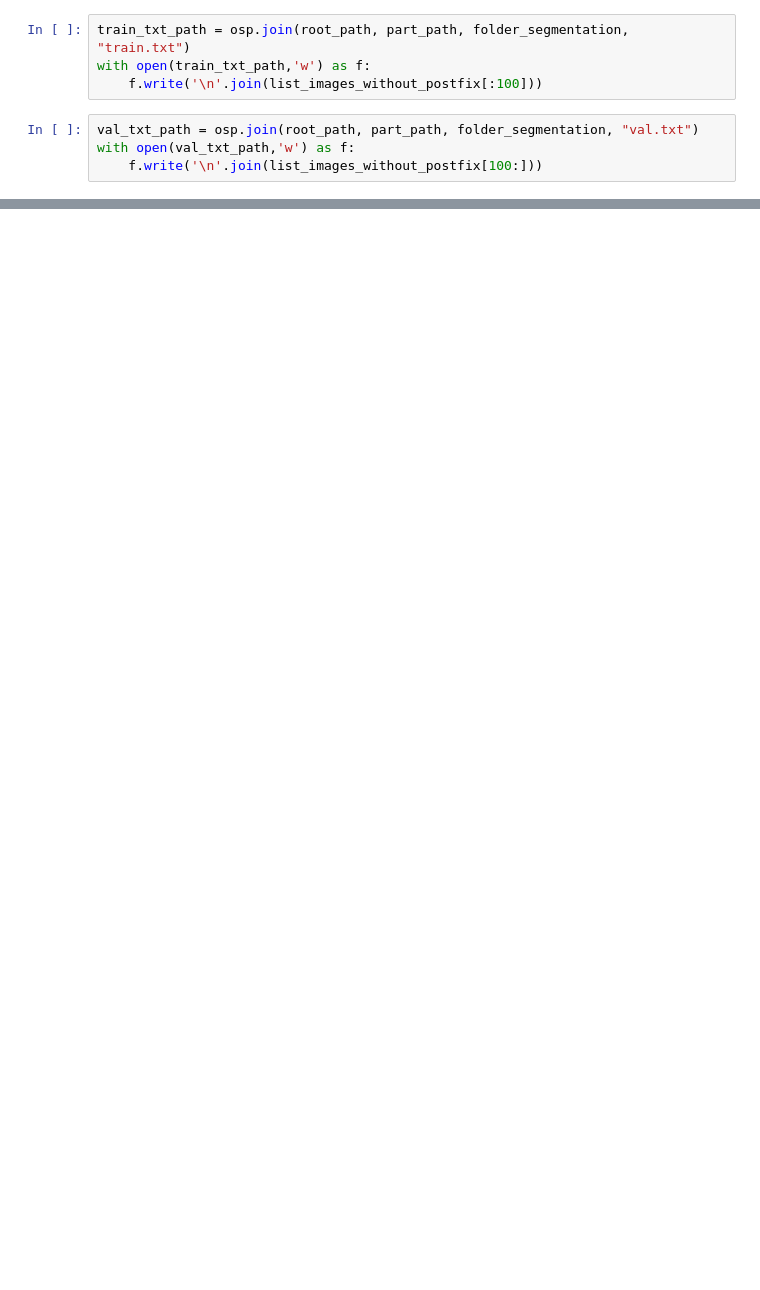
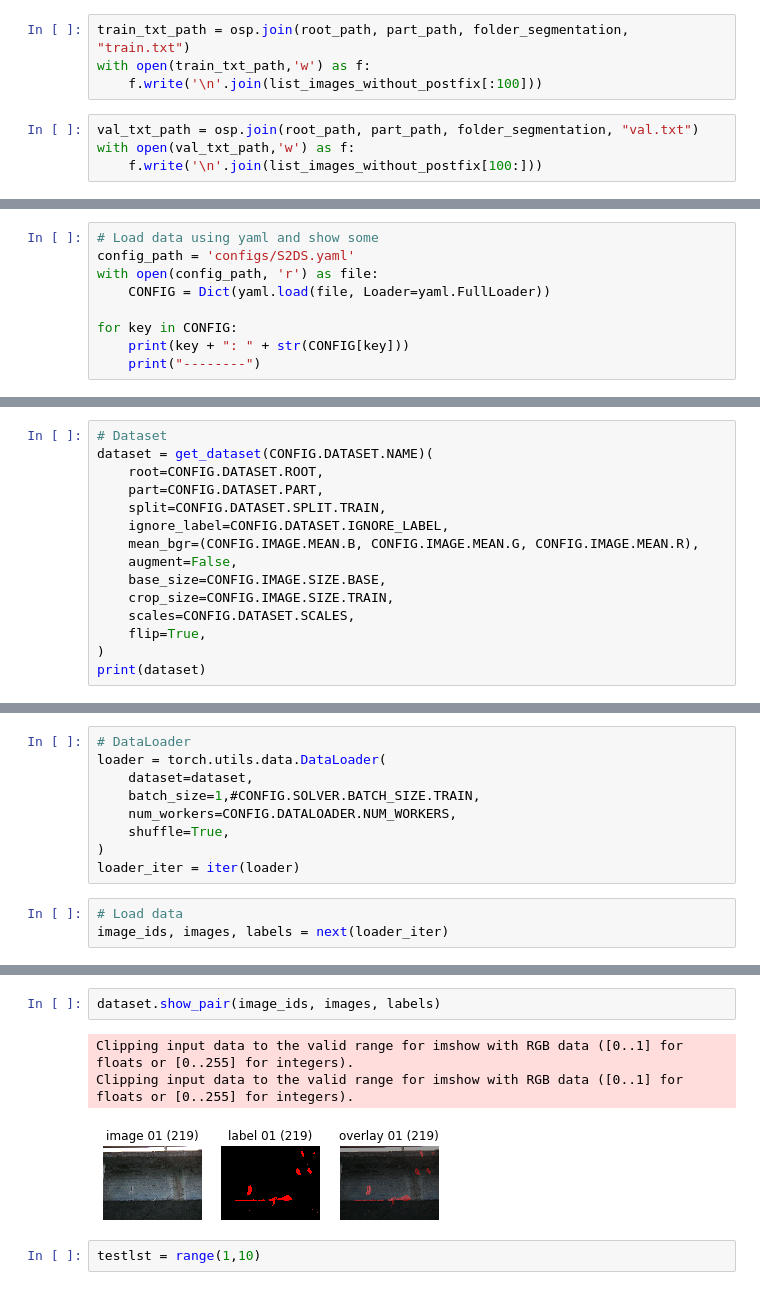
Before and after one commit to Madave94/deeplab-pytorch, a Jupyter notebook: CreateSplitFiles.ipynb, the cells around one changed output, grey strips where cells are left out. Cells and saved outputs as stored; diff of their text form; blank space fills up the shorter version.

```diff
--- a/CreateSplitFiles.ipynb
+++ b/CreateSplitFiles.ipynb
@@ -61,0 +61,9 @@ else:
+# %%
+# Load data using yaml and show some
+config_path = 'configs/S2DS.yaml'
+with open(config_path, 'r') as file:
+    CONFIG = Dict(yaml.load(file, Loader=yaml.FullLoader))
+
+for key in CONFIG:
+    print(key + ": " + str(CONFIG[key]))
+    print("--------")
@@ -61,0 +85,15 @@ else:
+# %%
+# Dataset
+dataset = get_dataset(CONFIG.DATASET.NAME)(
+    root=CONFIG.DATASET.ROOT,
+    part=CONFIG.DATASET.PART,
+    split=CONFIG.DATASET.SPLIT.TRAIN,
+    ignore_label=CONFIG.DATASET.IGNORE_LABEL,
+    mean_bgr=(CONFIG.IMAGE.MEAN.B, CONFIG.IMAGE.MEAN.G, CONFIG.IMAGE.MEAN.R),
+    augment=False,
+    base_size=CONFIG.IMAGE.SIZE.BASE,
+    crop_size=CONFIG.IMAGE.SIZE.TRAIN,
+    scales=CONFIG.DATASET.SCALES,
+    flip=True,
+)
+print(dataset)
@@ -61,0 +105,12 @@ else:
+# %%
+# DataLoader
+loader = torch.utils.data.DataLoader(
+    dataset=dataset,
+    batch_size=1,#CONFIG.SOLVER.BATCH_SIZE.TRAIN,
+    num_workers=CONFIG.DATALOADER.NUM_WORKERS,
+    shuffle=True,
+)
+loader_iter = iter(loader)
+# %%
+# Load data
+image_ids, images, labels = next(loader_iter)
@@ -61,0 +140,8 @@ else:
+# %%
+dataset.show_pair(image_ids, images, labels)
+# %% [output]
+Clipping input data to the valid range for imshow with RGB data ([0..1] for floats or [0..255] for integers).
+Clipping input data to the valid range for imshow with RGB data ([0..1] for floats or [0..255] for integers).
+[figure, added]
+# %%
+testlst = range(1,10)
```
Also changed, not shown: parts of 12 cells of this notebook, 5 other files.
